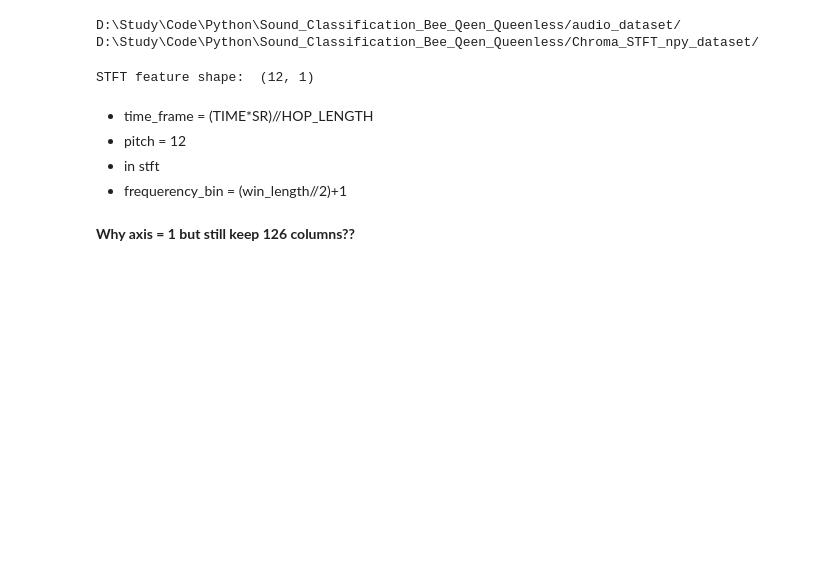
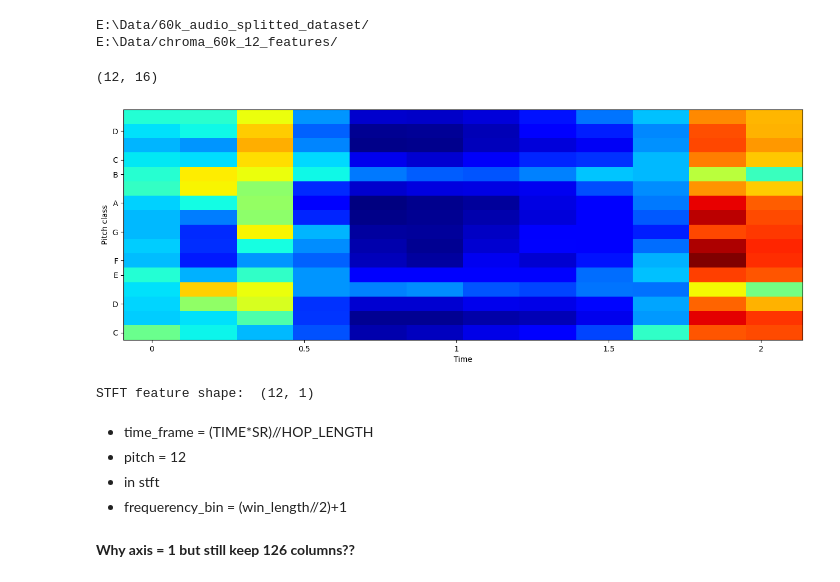
Before and after one commit to FPT-AIT-Bee-Queen/bee-acoustic-classification, a Jupyter notebook: feature_extraction/STFT/12_STFT_Chroma_EXTRACTION.ipynb, the cells around one changed output. Cells and saved outputs as stored; diff of their text form; code cells hidden in the pictures; blank space fills up the shorter version.

Commit message:
new stft 60k commit

```diff
--- a/feature_extraction/STFT/12_STFT_Chroma_EXTRACTION.ipynb
+++ b/feature_extraction/STFT/12_STFT_Chroma_EXTRACTION.ipynb
@@ -8,23 +8,39 @@ import pandas as pd
 import scipy
 from scipy.stats import skew
 # %%
-PATH = os.getcwd() + '/audio_dataset/'
-SAVING_PATH = os.getcwd() + '/Chroma_STFT_npy_dataset/'
+os.chdir('E:\Data')
+PATH = os.getcwd() + '/60k_audio_splitted_dataset/'
+SAVING_PATH = os.getcwd() + '/chroma_60k_12_features/'
 print(PATH)
 print(SAVING_PATH)
 # %% [output]
-D:\Study\Code\Python\Sound_Classification_Bee_Qeen_Queenless/audio_dataset/
-D:\Study\Code\Python\Sound_Classification_Bee_Qeen_Queenless/Chroma_STFT_npy_dataset/
+E:\Data/60k_audio_splitted_dataset/
+E:\Data/chroma_60k_12_features/
 # %%
 NAV_DIR = ["train/Queen/", "train/Queenless/", "test/Queen/", "test/Queenless/", "val/Queen/", "val/Queenless/"]
 # %%
 def read_16k_mono(path):
     y, sr = librosa.load(path, sr=16000, mono=True)
     return y, sr
+# %%
+def display_chroma(chroma, hop_length, cmap="jet"):
+    """
+    Make plots for input chroma vector using matplotlib
+    """
+    from librosa.display import specshow
+    import matplotlib.pyplot as plt
+    plt.figure(figsize=(16, 12))
+    plt.subplot(2,1,1)
+    # plt.title("Chroma")
+    specshow(np.swapaxes(chroma,1,0), x_axis='time', y_axis='chroma', cmap=cmap, hop_length=hop_length)
+    plt.show()
+    return
 # %%
-def stft(y, n_fft, hop_length, win_length, window, center=True):
-    feature = librosa.feature.chroma_stft(y=y, sr=16000, n_fft=n_fft, hop_length=hop_length, win_length=win_length, window=window, center=center)
-    # print(feature.shape)
+def stft(y, n_fft, hop_length, win_length, tuning, norm, window, center=True, display=False):
+    feature = librosa.feature.chroma_stft(y=y, sr=16000, n_fft=n_fft, hop_length=hop_length, win_length=win_length, tuning = tuning, norm = norm, window=window, center=center)
+    if display == True:
+        print(feature.shape)
+        display_chroma(feature, 4096)
     feature_mean = np.mean(np.abs(feature).T,axis=0)
     # feature_std=np.std(np.abs(feature).T,axis=0)
     # feature_min=np.min(np.abs(feature).T,axis=0)
@@ -37,11 +53,13 @@ def stft(y, n_fft, hop_length, win_length, window, center=True):
 # %%
 FILE_PATH = os.listdir(PATH+ NAV_DIR[0])[0]
 y, sr = read_16k_mono(PATH + NAV_DIR[0] + FILE_PATH)
-feature = stft(y, n_fft=512, hop_length=None, win_length=None, window = "hamming")
+feature = stft(y, n_fft=8192, hop_length=None, win_length=None, tuning=None, norm=2, window = "hamming", display = True)
 feature = feature.reshape(feature.shape[0], 1)
 print("STFT feature shape: ", feature.shape)
 # %% [output]
-STFT feature shape:  (12, 1)
+(12, 16)
+[figure, added]
+STFT feature shape:  (12, 1)
 # %% [markdown]
 - time_frame = (TIME*SR)//HOP_LENGTH
 - pitch = 12
```
Also changed, not shown: parts of 3 cells of this notebook, 53 other files.
